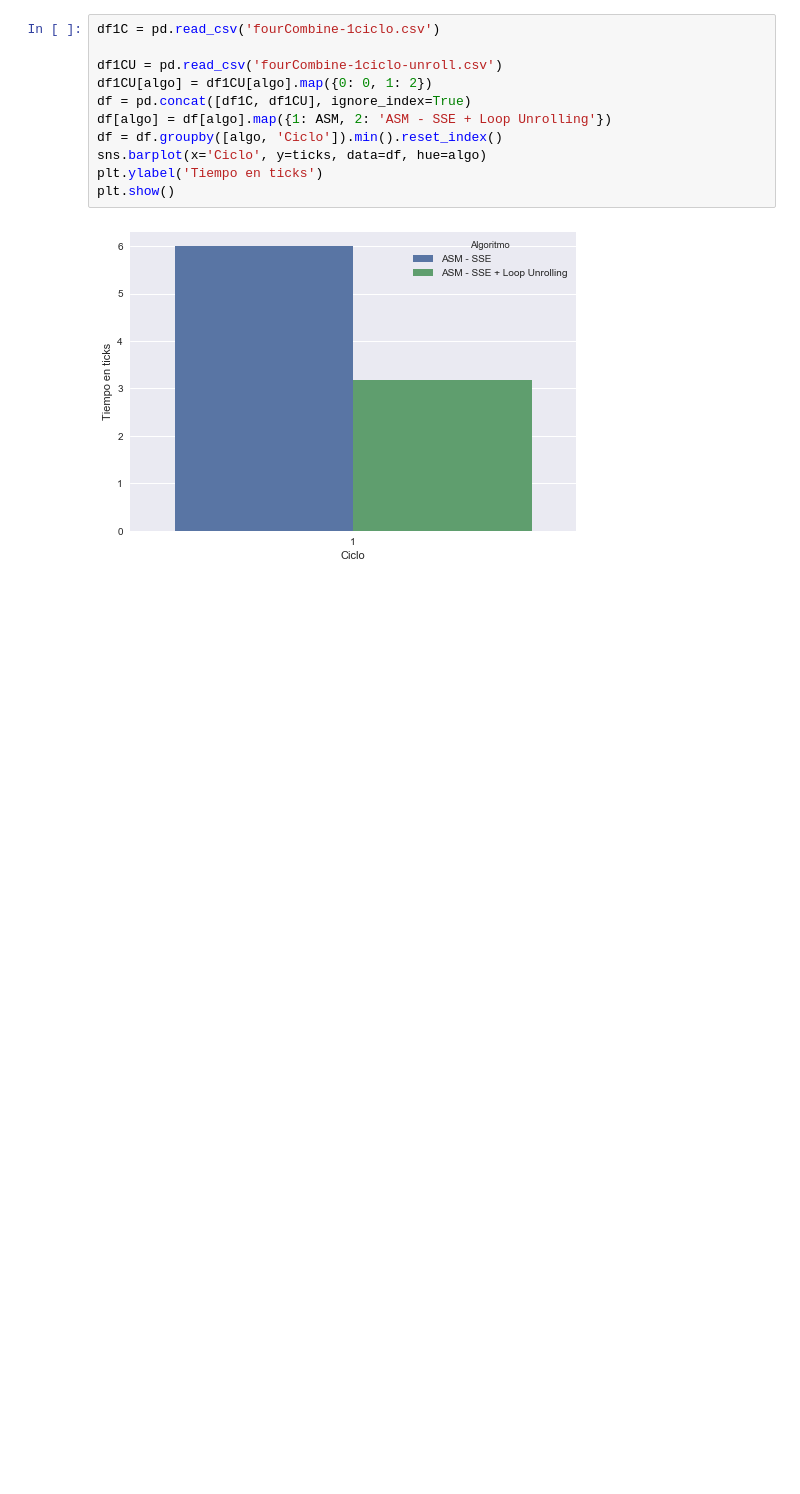
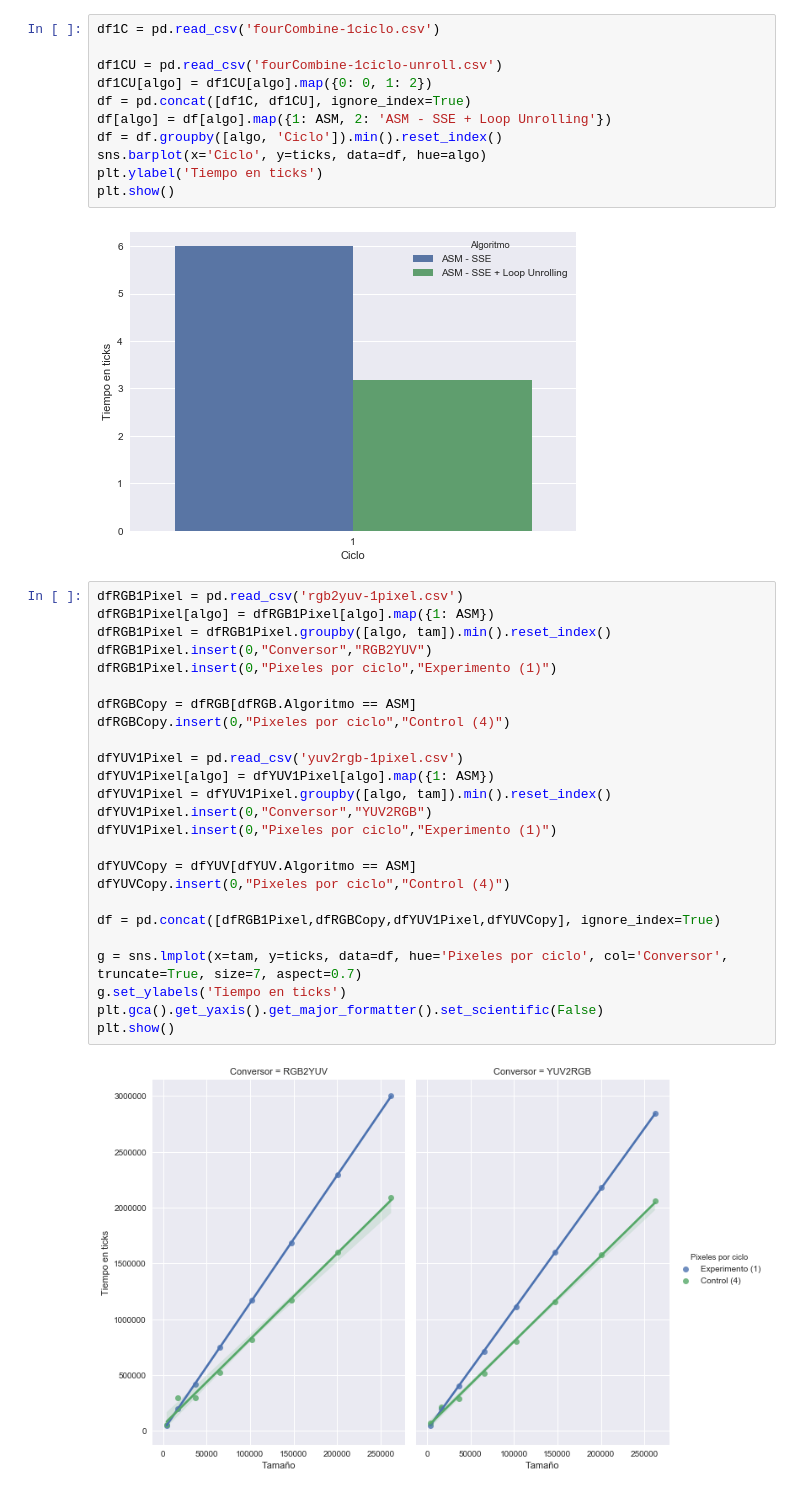
Before and after one commit to ZebaSz/orga2-tp2, a Jupyter notebook: informe/data/Orga2-TP2.ipynb, the cells around one changed output. Drawn from its saved outputs; the diff is of its cells as text; blank space fills up the shorter version.

```diff
--- a/informe/data/Orga2-TP2.ipynb
+++ b/informe/data/Orga2-TP2.ipynb
@@ -179,3 +179,30 @@ plt.ylabel('Tiempo en ticks')
 plt.show()
 # %% [output]
 [figure]
+# %%
+dfRGB1Pixel = pd.read_csv('rgb2yuv-1pixel.csv')
+dfRGB1Pixel[algo] = dfRGB1Pixel[algo].map({1: ASM})
+dfRGB1Pixel = dfRGB1Pixel.groupby([algo, tam]).min().reset_index()
+dfRGB1Pixel.insert(0,"Conversor","RGB2YUV")
+dfRGB1Pixel.insert(0,"Pixeles por ciclo","Experimento (1)")
+
+dfRGBCopy = dfRGB[dfRGB.Algoritmo == ASM]
+dfRGBCopy.insert(0,"Pixeles por ciclo","Control (4)")
+
+dfYUV1Pixel = pd.read_csv('yuv2rgb-1pixel.csv')
+dfYUV1Pixel[algo] = dfYUV1Pixel[algo].map({1: ASM})
+dfYUV1Pixel = dfYUV1Pixel.groupby([algo, tam]).min().reset_index()
+dfYUV1Pixel.insert(0,"Conversor","YUV2RGB")
+dfYUV1Pixel.insert(0,"Pixeles por ciclo","Experimento (1)")
+
+dfYUVCopy = dfYUV[dfYUV.Algoritmo == ASM]
+dfYUVCopy.insert(0,"Pixeles por ciclo","Control (4)")
+
+df = pd.concat([dfRGB1Pixel,dfRGBCopy,dfYUV1Pixel,dfYUVCopy], ignore_index=True)
+
+g = sns.lmplot(x=tam, y=ticks, data=df, hue='Pixeles por ciclo', col='Conversor', truncate=True, size=7, aspect=0.7)
+g.set_ylabels('Tiempo en ticks')
+plt.gca().get_yaxis().get_major_formatter().set_scientific(False)
+plt.show()
+# %% [output]
+[figure, added]
```
Also changed, not shown: parts of 1 cell of this notebook, 6 other files.
